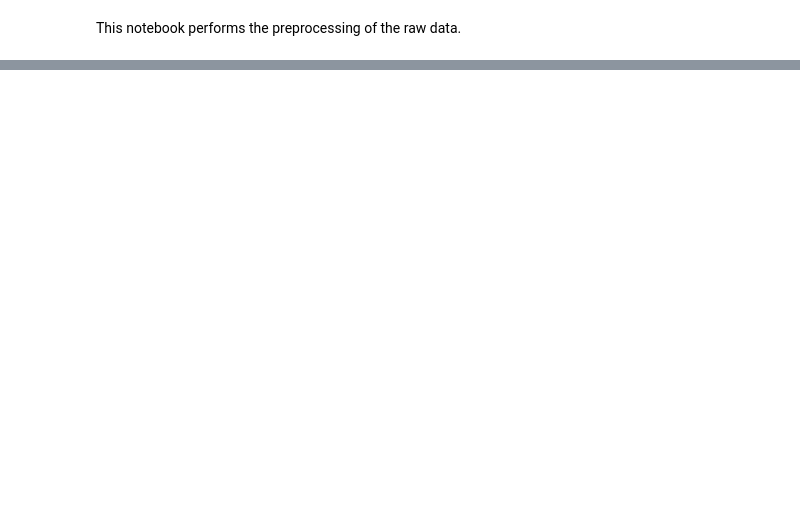
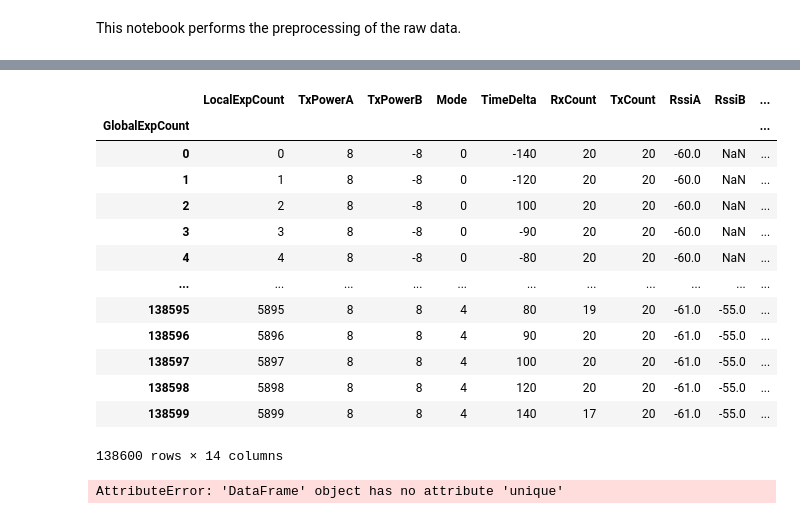
Before and after one commit to romain-jacob/ST_data_and_viz, a Jupyter notebook: preprocessing.ipynb, the cells around one changed output, grey strips where cells are left out. Saved outputs shown, nothing was run; the diff lists cells and outputs as text; code cells hidden in the pictures; blank space fills up the shorter version.

```diff
--- a/preprocessing.ipynb
+++ b/preprocessing.ipynb
@@ -39,0 +13,3 @@ Processed data retrieved (not computed).
+# %%
+# Compute (or retrieve) all preprocessed data
+df = parse_all_data(force_computation=True)
@@ -39,0 +34,17 @@ Processed data retrieved (not computed).
+# %%
+display(df)
+# %% [output]
+|  | LocalExpCount | TxPowerA | TxPowerB | Mode | TimeDelta | RxCount | TxCount | RssiA | RssiB | ... |
+| GlobalExpCount |  |  |  |  |  |  |  |  |  | ... |
+| 0 | 0 | 8 | -8 | 0 | -140 | 20 | 20 | -60.0 | NaN | ... |
+| 1 | 1 | 8 | -8 | 0 | -120 | 20 | 20 | -60.0 | NaN | ... |
+| 2 | 2 | 8 | -8 | 0 | 100 | 20 | 20 | -60.0 | NaN | ... |
+| 3 | 3 | 8 | -8 | 0 | -90 | 20 | 20 | -60.0 | NaN | ... |
+| 4 | 4 | 8 | -8 | 0 | -80 | 20 | 20 | -60.0 | NaN | ... |
+| ... | ... | ... | ... | ... | ... | ... | ... | ... | ... | ... |
+| 138595 | 5895 | 8 | 8 | 4 | 80 | 19 | 20 | -61.0 | -55.0 | ... |
+| 138596 | 5896 | 8 | 8 | 4 | 90 | 20 | 20 | -61.0 | -55.0 | ... |
+| 138597 | 5897 | 8 | 8 | 4 | 100 | 20 | 20 | -61.0 | -55.0 | ... |
+| 138598 | 5898 | 8 | 8 | 4 | 120 | 20 | 20 | -61.0 | -55.0 | ... |
+| 138599 | 5899 | 8 | 8 | 4 | 140 | 17 | 20 | -61.0 | -55.0 | ... |
+138600 rows × 14 columns
@@ -39,0 +58,15 @@ Processed data retrieved (not computed).
+# %%
+# Select the data to plot
+# (for now we make it simple...)
+
+filter = (
+#     (df['DateTime'] == "2019-10-04 13:55:00") &
+    (df['TransPair'] == "B") &
+    (df['SamePayload'] == 1) #&
+#     (df["PowerDelta"] < 9.5) &
+#     (8.5 <= df["PowerDelta"])
+)
+filtered_df = df.where(filter).dropna()
+# display(filtered_df)
+# %% [output]
+AttributeError: 'DataFrame' object has no attribute 'unique'
```
Also changed, not shown: parts of 5 cells of this notebook, 5 other files.
